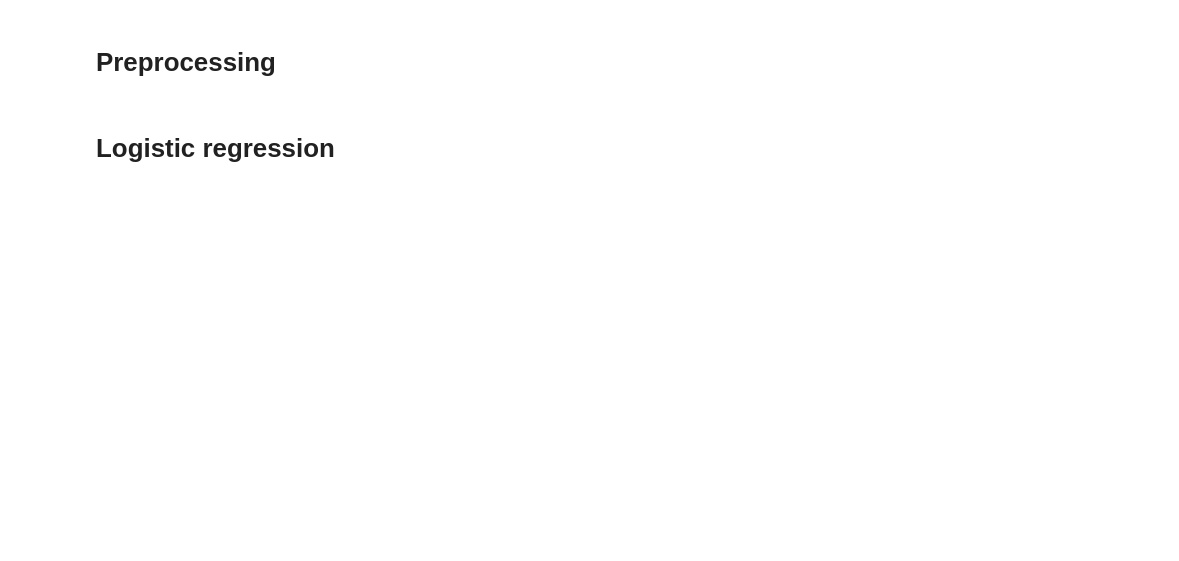
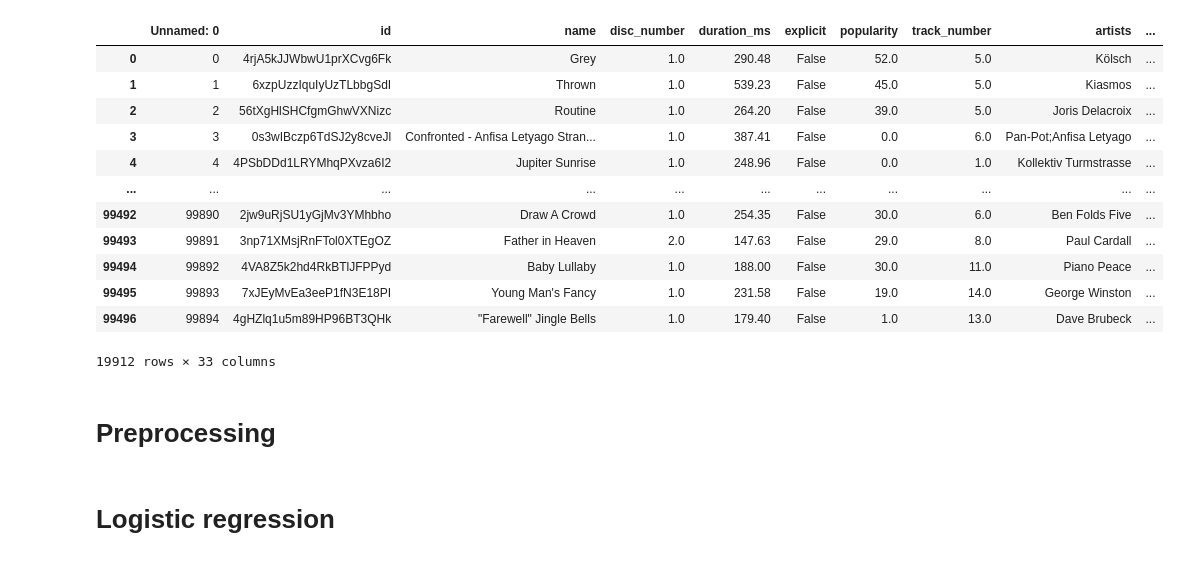
Before and after one commit to Bakko000/Data-Mining-2, a Jupyter notebook: advancedclass.ipynb, the cells around one changed output. Saved outputs shown, nothing was run; the diff lists cells and outputs as text; code cells hidden in the pictures; blank space fills up the shorter version.

```diff
--- a/advancedclass.ipynb
+++ b/advancedclass.ipynb
@@ -29,3 +30,34 @@ dataset
+# %%
+import pandas as pd
+
+# Assuming your dataset is in a DataFrame called df
+
+# Define the list of genres
+genres_to_filter = ['sertanejo', 'folk', 'j-idol', 'world-music', 'songwriter',
+                    'progressive-house', 'heavy-metal', 'mpb', 'opera', 'minimal-techno',
+                    'new-age', 'sleep', 'emo', 'kids', 'honky-tonk', 'synth-pop',
+                    'goth', 'happy', 'salsa', 'piano']
+
+# Filter the dataset based on the 'genre' column
+filtered_df = dataset[dataset['genre'].isin(genres_to_filter)]
+
+# Now, filtered_df contains only the rows where the 'genre' column matches the specified genres
+# %%
+filtered_df
+# %% [output]
+|  | Unnamed: 0 | id | name | disc_number | duration_ms | explicit | popularity | track_number | artists | ... |
+| 0 | 0 | 4rjA5kJJWbwU1prXCvg6Fk | Grey | 1.0 | 290.48 | False | 52.0 | 5.0 | Kölsch | ... |
+| 1 | 1 | 6xzpUzzIquIyUzTLbbgSdI | Thrown | 1.0 | 539.23 | False | 45.0 | 5.0 | Kiasmos | ... |
+| 2 | 2 | 56tXgHlSHCfgmGhwVXNizc | Routine | 1.0 | 264.20 | False | 39.0 | 5.0 | Joris Delacroix | ... |
+| 3 | 3 | 0s3wIBczp6TdSJ2y8cveJl | Confronted - Anfisa Letyago Stran... | 1.0 | 387.41 | False | 0.0 | 6.0 | Pan-Pot;Anfisa Letyago | ... |
+| 4 | 4 | 4PSbDDd1LRYMhqPXvza6I2 | Jupiter Sunrise | 1.0 | 248.96 | False | 0.0 | 1.0 | Kollektiv Turmstrasse | ... |
+| ... | ... | ... | ... | ... | ... | ... | ... | ... | ... | ... |
+| 99492 | 99890 | 2jw9uRjSU1yGjMv3YMhbho | Draw A Crowd | 1.0 | 254.35 | False | 30.0 | 6.0 | Ben Folds Five | ... |
+| 99493 | 99891 | 3np71XMsjRnFTol0XTEgOZ | Father in Heaven | 2.0 | 147.63 | False | 29.0 | 8.0 | Paul Cardall | ... |
+| 99494 | 99892 | 4VA8Z5k2hd4RkBTlJFPPyd | Baby Lullaby | 1.0 | 188.00 | False | 30.0 | 11.0 | Piano Peace | ... |
+| 99495 | 99893 | 7xJEyMvEa3eeP1fN3E18PI | Young Man's Fancy | 1.0 | 231.58 | False | 19.0 | 14.0 | George Winston | ... |
+| 99496 | 99894 | 4gHZlq1u5m89HP96BT3QHk | "Farewell" Jingle Bells | 1.0 | 179.40 | False | 1.0 | 13.0 | Dave Brubeck | ... |
+19912 rows × 33 columns
 # %% [markdown]
 # Preprocessing
 # %%
```
Also changed, not shown: parts of 8 cells of this notebook.
